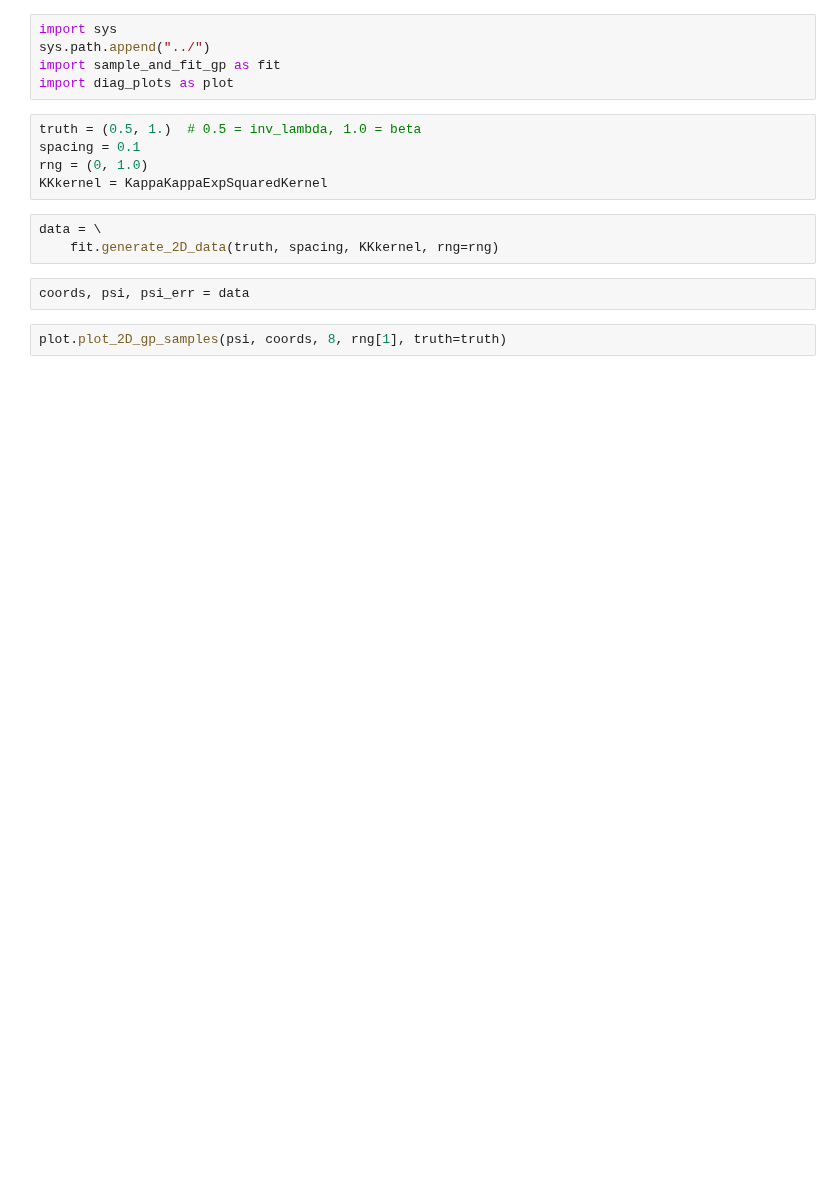
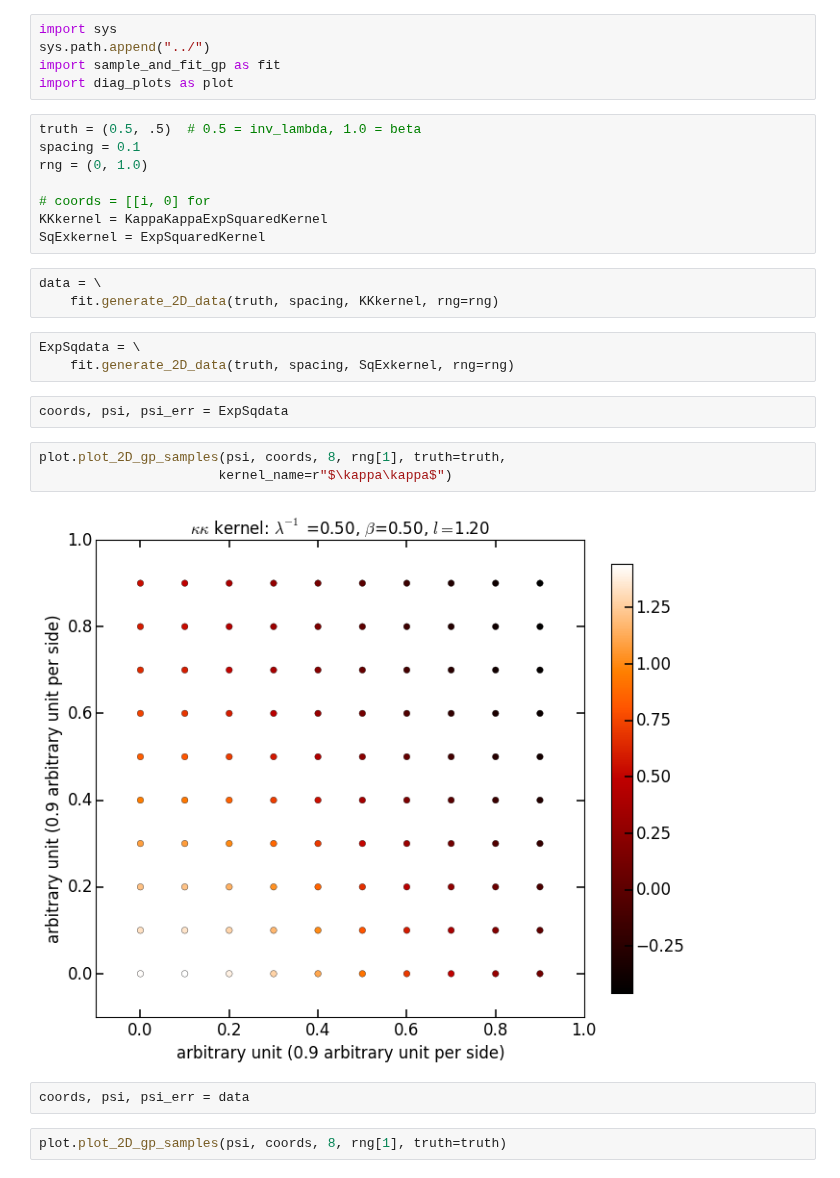
Before and after one commit to karenyyng/shear_gp, a Jupyter notebook: prototypes/2D_Cython_kernels.ipynb, the cells around one changed output. Drawn from its saved outputs; the diff is of its cells as text; blank space fills up the shorter version.

```diff
--- a/prototypes/2D_Cython_kernels.ipynb
+++ b/prototypes/2D_Cython_kernels.ipynb
@@ -13,13 +17,26 @@ sys.path.append("../")
 import sample_and_fit_gp as fit
 import diag_plots as plot
 # %%
-truth = (0.5, 1.)  # 0.5 = inv_lambda, 1.0 = beta
+truth = (0.5, .5)  # 0.5 = inv_lambda, 1.0 = beta
 spacing = 0.1
 rng = (0, 1.0)
+
+# coords = [[i, 0] for
 KKkernel = KappaKappaExpSquaredKernel
+SqExkernel = ExpSquaredKernel
 # %%
 data = \
     fit.generate_2D_data(truth, spacing, KKkernel, rng=rng)
+# %%
+ExpSqdata = \
+    fit.generate_2D_data(truth, spacing, SqExkernel, rng=rng)
+# %%
+coords, psi, psi_err = ExpSqdata
+# %%
+plot.plot_2D_gp_samples(psi, coords, 8, rng[1], truth=truth,
+                       kernel_name=r"$\kappa\kappa$")
+# %% [output]
+[figure, added]
 # %%
 coords, psi, psi_err = data
 # %%
```
Also changed, not shown: parts of 7 cells of this notebook, 4 other files.
